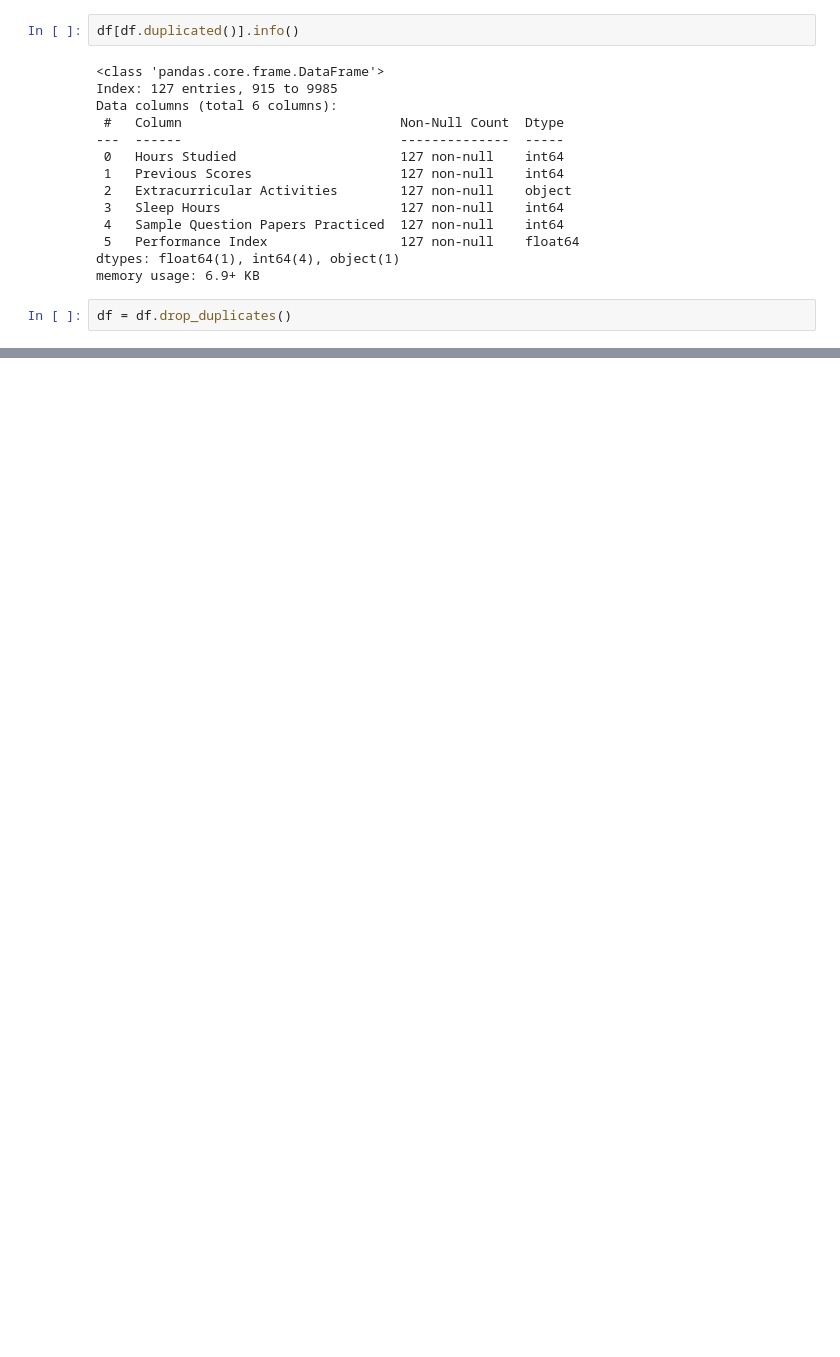
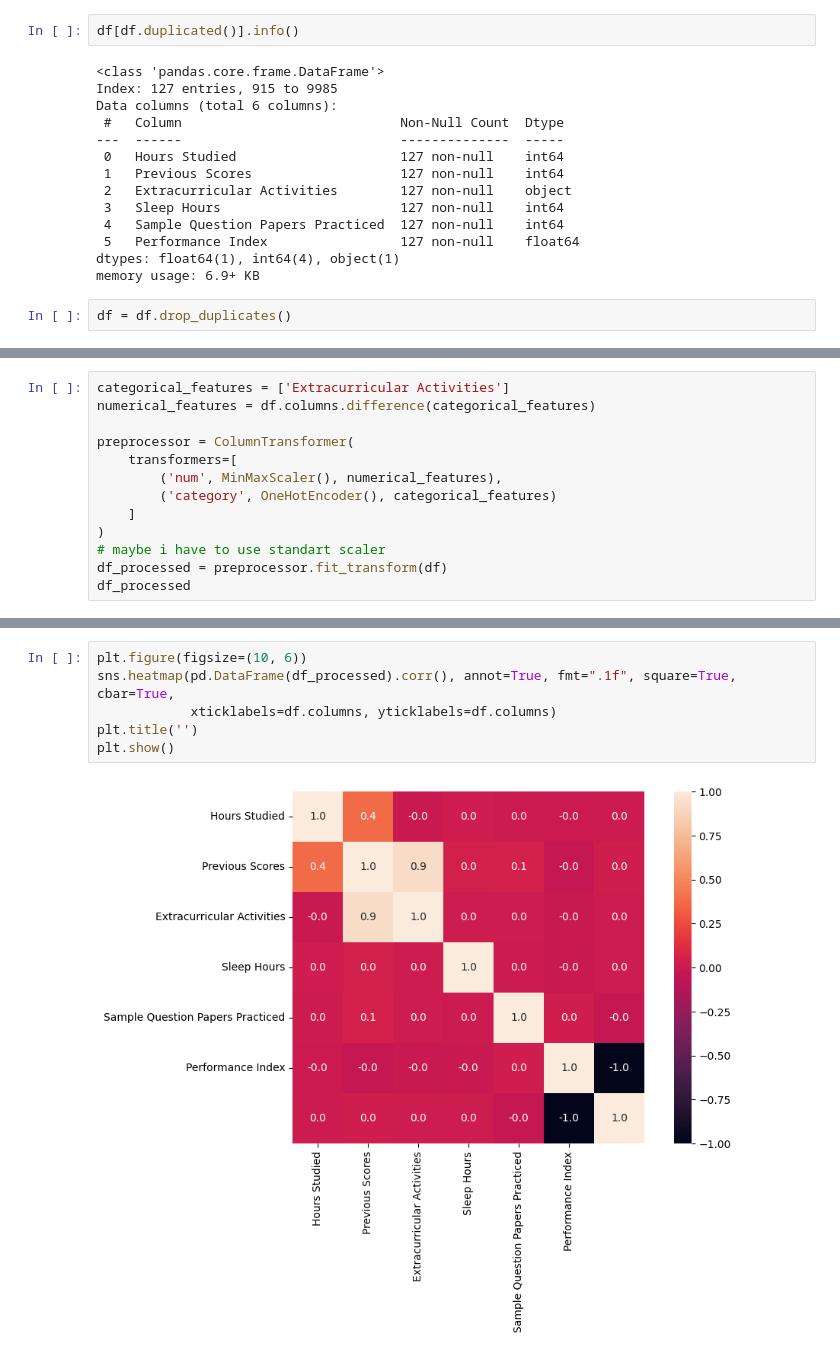
Before and after one commit to 7Kseniya/AI_Systems, a Jupyter notebook: ml_intro/lab3/linear_regression.ipynb, the cells around one changed output, grey strips where cells are left out. Drawn from its saved outputs; the diff is of its cells as text; blank space fills up the shorter version.

```diff
--- a/ml_intro/lab3/linear_regression.ipynb
+++ b/ml_intro/lab3/linear_regression.ipynb
@@ -153,0 +179,13 @@ Passing `palette` without assigning `hue` is deprecated and will be removed in v
+# %%
+categorical_features = ['Extracurricular Activities']
+numerical_features = df.columns.difference(categorical_features)
+
+preprocessor = ColumnTransformer(
+    transformers=[
+        ('num', MinMaxScaler(), numerical_features),
+        ('category', OneHotEncoder(), categorical_features)
+    ]
+)
+# maybe i have to use standart scaler
+df_processed = preprocessor.fit_transform(df)
+df_processed
@@ -153,0 +206,8 @@ Passing `palette` without assigning `hue` is deprecated and will be removed in v
+# %%
+plt.figure(figsize=(10, 6))
+sns.heatmap(pd.DataFrame(df_processed).corr(), annot=True, fmt=".1f", square=True, cbar=True,
+            xticklabels=df.columns, yticklabels=df.columns)
+plt.title('')
+plt.show()
+# %% [output]
+[figure, added]
```
Also changed, not shown: parts of 22 cells of this notebook, 3 other files.
